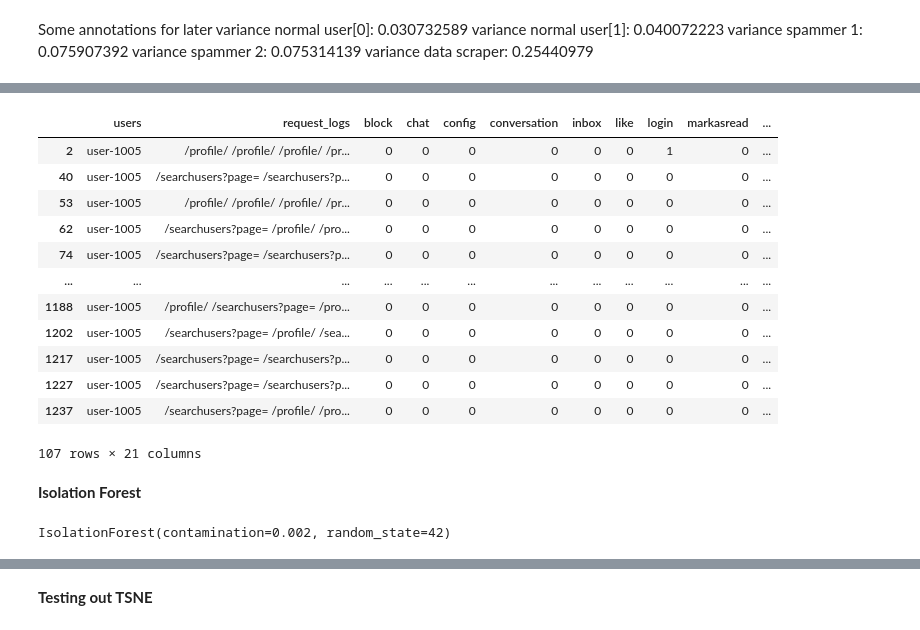
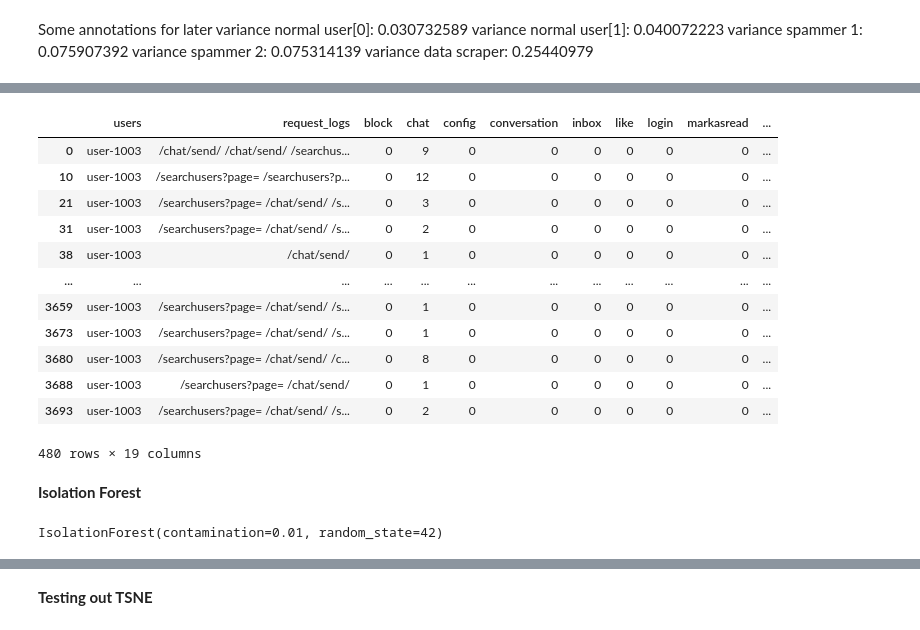
Before and after one commit to Request-analysis-ML/request-analyzer-model, a Jupyter notebook: main.ipynb, the cells around one changed output, grey strips where cells are left out. Drawn from its saved outputs; the diff is of its cells as text; code cells hidden in the pictures.

```diff
--- a/main.ipynb
+++ b/main.ipynb
@@ -160,19 +160,19 @@ joined_df
 # %%
-joined_df.loc[joined_df['users'] == ' user-1005']
+joined_df.loc[joined_df['users'] == ' user-1003']
 # %% [output]
 |  | users | request_logs | block | chat | config | conversation | inbox | like | login | markasread | ... |
-| 2 | user-1005 | /profile/ /profile/ /profile/ /pr... | 0 | 0 | 0 | 0 | 0 | 0 | 1 | 0 | ... |
-| 40 | user-1005 | /searchusers?page= /searchusers?p... | 0 | 0 | 0 | 0 | 0 | 0 | 0 | 0 | ... |
-| 53 | user-1005 | /profile/ /profile/ /profile/ /pr... | 0 | 0 | 0 | 0 | 0 | 0 | 0 | 0 | ... |
-| 62 | user-1005 | /searchusers?page= /profile/ /pro... | 0 | 0 | 0 | 0 | 0 | 0 | 0 | 0 | ... |
-| 74 | user-1005 | /searchusers?page= /searchusers?p... | 0 | 0 | 0 | 0 | 0 | 0 | 0 | 0 | ... |
+| 0 | user-1003 | /chat/send/ /chat/send/ /searchus... | 0 | 9 | 0 | 0 | 0 | 0 | 0 | 0 | ... |
+| 10 | user-1003 | /searchusers?page= /searchusers?p... | 0 | 12 | 0 | 0 | 0 | 0 | 0 | 0 | ... |
+| 21 | user-1003 | /searchusers?page= /chat/send/ /s... | 0 | 3 | 0 | 0 | 0 | 0 | 0 | 0 | ... |
+| 31 | user-1003 | /searchusers?page= /chat/send/ /s... | 0 | 2 | 0 | 0 | 0 | 0 | 0 | 0 | ... |
+| 38 | user-1003 | /chat/send/ | 0 | 1 | 0 | 0 | 0 | 0 | 0 | 0 | ... |
 | ... | ... | ... | ... | ... | ... | ... | ... | ... | ... | ... | ... |
-| 1188 | user-1005 | /profile/ /searchusers?page= /pro... | 0 | 0 | 0 | 0 | 0 | 0 | 0 | 0 | ... |
-| 1202 | user-1005 | /searchusers?page= /profile/ /sea... | 0 | 0 | 0 | 0 | 0 | 0 | 0 | 0 | ... |
-| 1217 | user-1005 | /searchusers?page= /searchusers?p... | 0 | 0 | 0 | 0 | 0 | 0 | 0 | 0 | ... |
-| 1227 | user-1005 | /searchusers?page= /searchusers?p... | 0 | 0 | 0 | 0 | 0 | 0 | 0 | 0 | ... |
-| 1237 | user-1005 | /searchusers?page= /profile/ /pro... | 0 | 0 | 0 | 0 | 0 | 0 | 0 | 0 | ... |
+| 3659 | user-1003 | /searchusers?page= /chat/send/ /s... | 0 | 1 | 0 | 0 | 0 | 0 | 0 | 0 | ... |
+| 3673 | user-1003 | /searchusers?page= /chat/send/ /s... | 0 | 1 | 0 | 0 | 0 | 0 | 0 | 0 | ... |
+| 3680 | user-1003 | /searchusers?page= /chat/send/ /c... | 0 | 8 | 0 | 0 | 0 | 0 | 0 | 0 | ... |
+| 3688 | user-1003 | /searchusers?page= /chat/send/ | 0 | 1 | 0 | 0 | 0 | 0 | 0 | 0 | ... |
+| 3693 | user-1003 | /searchusers?page= /chat/send/ /s... | 0 | 2 | 0 | 0 | 0 | 0 | 0 | 0 | ... |
-107 rows × 21 columns
+480 rows × 19 columns
 # %% [markdown]
 **Isolation Forest**
 # %%
@@ -185,12 +185,12 @@ df_anomaly = df_vect_scores
 #anomaly_inputs = ['profile', 'page', 'searchusers', 'block', 'chat', 'conversation', 'inbox', 'report', 'send', 'like', 'login', 'markasread', 'photos', 'userconfig', 'var_reqs', 'unique_reqs']
 
 #only higher level features as inputs
-anomaly_inputs = ['unique_reqs', 'var_reqs']
+anomaly_inputs = ['var_reqs', 'send']
 
-model_if = IsolationForest(contamination=0.002, random_state=42)
+model_if = IsolationForest(contamination=0.010, random_state=42)
 model_if.fit(df_anomaly[anomaly_inputs])
 # %% [output]
-IsolationForest(contamination=0.002, random_state=42)
+IsolationForest(contamination=0.01, random_state=42)
 # %%
 df_anomaly['anomaly_score'] = model_if.decision_function(df_anomaly[anomaly_inputs])
 df_anomaly['anomaly'] = model_if.predict(df_anomaly[anomaly_inputs])
```
Also changed, not shown: parts of 7 cells of this notebook.
